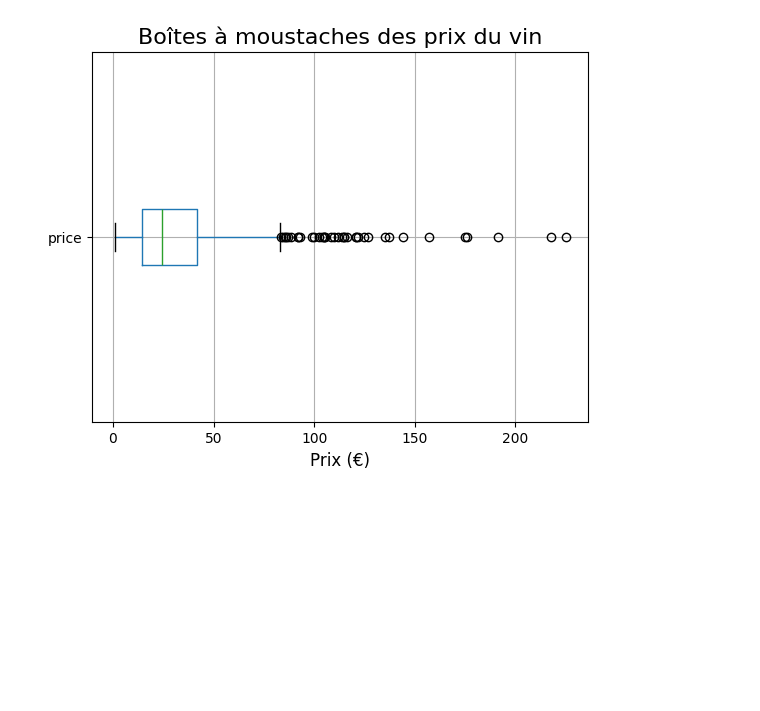
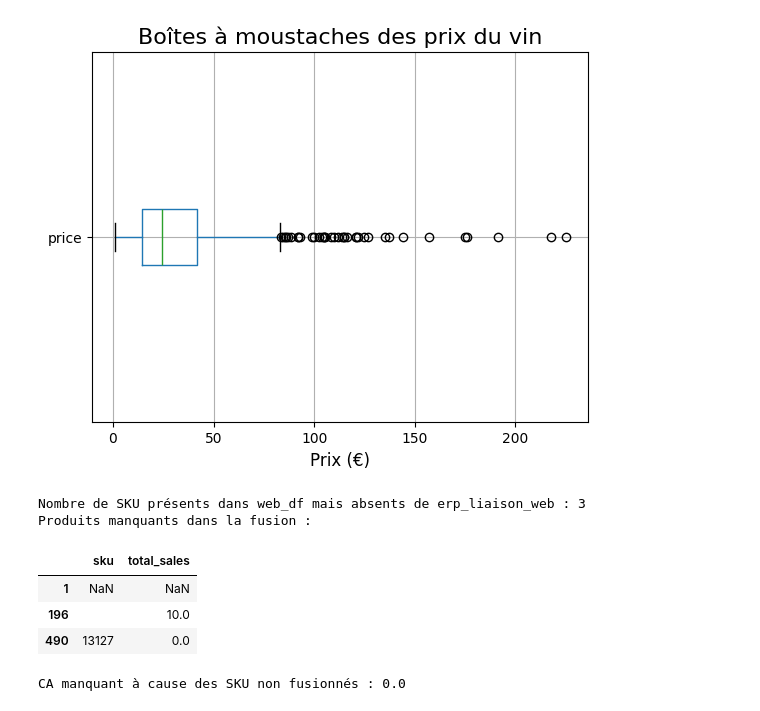
Before and after one commit to SylviaNice/7162856-G-rez-Git-et-GitHub, a Jupyter notebook: Projet_BottleNeck.ipynb, the cells around one changed output. Cells and saved outputs as stored; diff of their text form; code cells hidden in the pictures; blank space fills up the shorter version.

```diff
--- a/Projet_BottleNeck.ipynb
+++ b/Projet_BottleNeck.ipynb
@@ -405,3 +405,29 @@ plt.xlabel("Prix (€)", fontsize=12)
 plt.show()
 # %% [output]
 [figure]
+# %%
+# Vérifier les ventes perdues entre web_df et erp_liaison_web
+
+# 1. Quels SKU existent dans web_df mais pas dans erp_liaison_web ?
+skus_perdus = set(web_df["sku"]) - set(erp_liaison_web["sku"])
+print("Nombre de SKU présents dans web_df mais absents de erp_liaison_web :", len(skus_perdus))
+
+# 2. Récupérer ces produits manquants
+produits_perdus = web_df[web_df["sku"].isin(skus_perdus)]
+print("Produits manquants dans la fusion :")
+display(produits_perdus[["sku", "total_sales"]])
+
+# 3. Vérifier leur contribution au CA (combien tu perds à cause de la fusion)
+# Merge produits_perdus with erp_df to get price information
+produits_perdus['sku'] = pd.to_numeric(produits_perdus['sku'], errors='coerce')
+produits_perdus_with_price = pd.merge(produits_perdus, erp_df[['product_id', 'price']], left_on='sku', right_on='product_id', how='left')
+ca_perdu = (produits_perdus_with_price["price"] * produits_perdus_with_price["total_sales"]).sum()
+print("CA manquant à cause des SKU non fusionnés :", ca_perdu)
+# %% [output]
+Nombre de SKU présents dans web_df mais absents de erp_liaison_web : 3
+Produits manquants dans la fusion :
+|  | sku | total_sales |
+| 1 | NaN | NaN |
+| 196 |  | 10.0 |
+| 490 | 13127 | 0.0 |
+CA manquant à cause des SKU non fusionnés : 0.0
```
Also changed, not shown: parts of 1 cell of this notebook.
